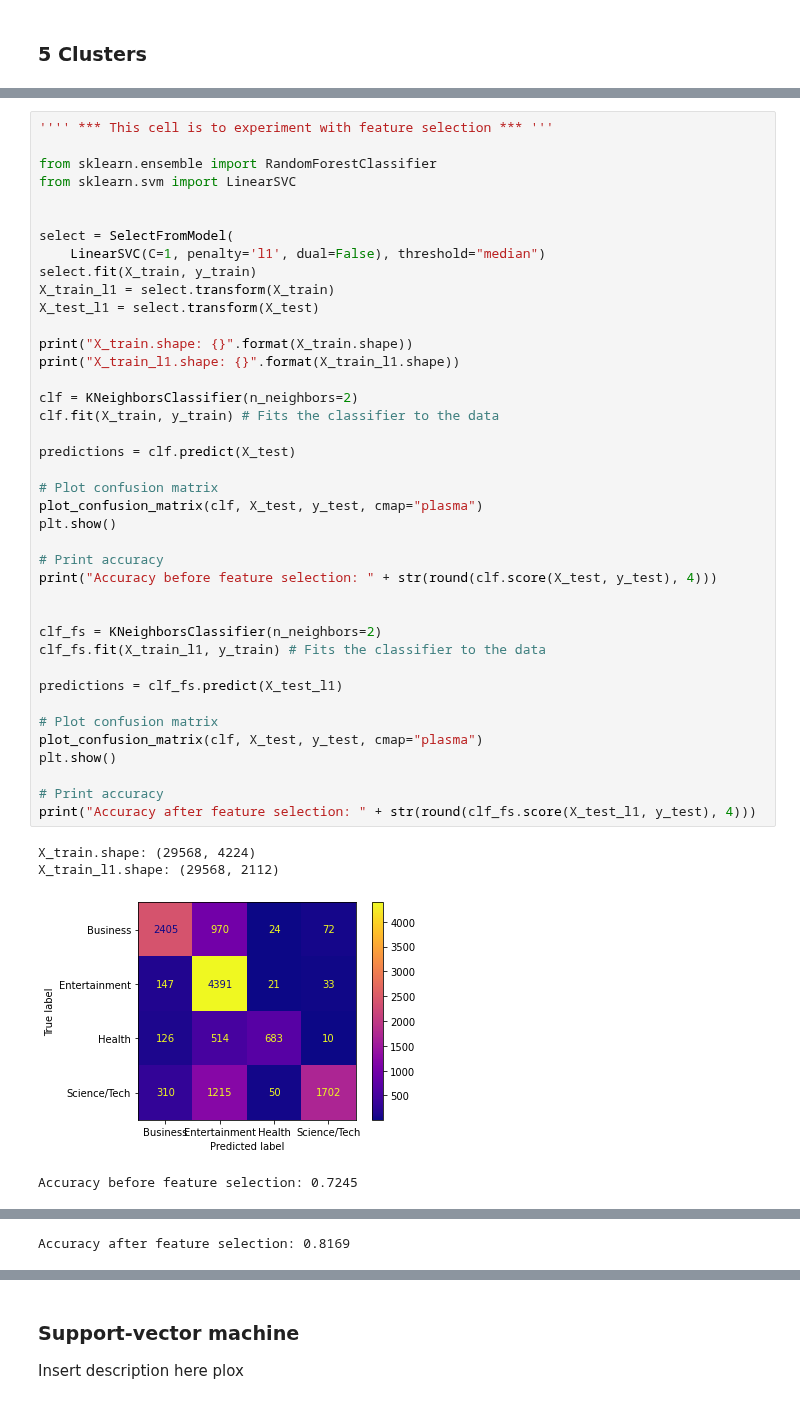
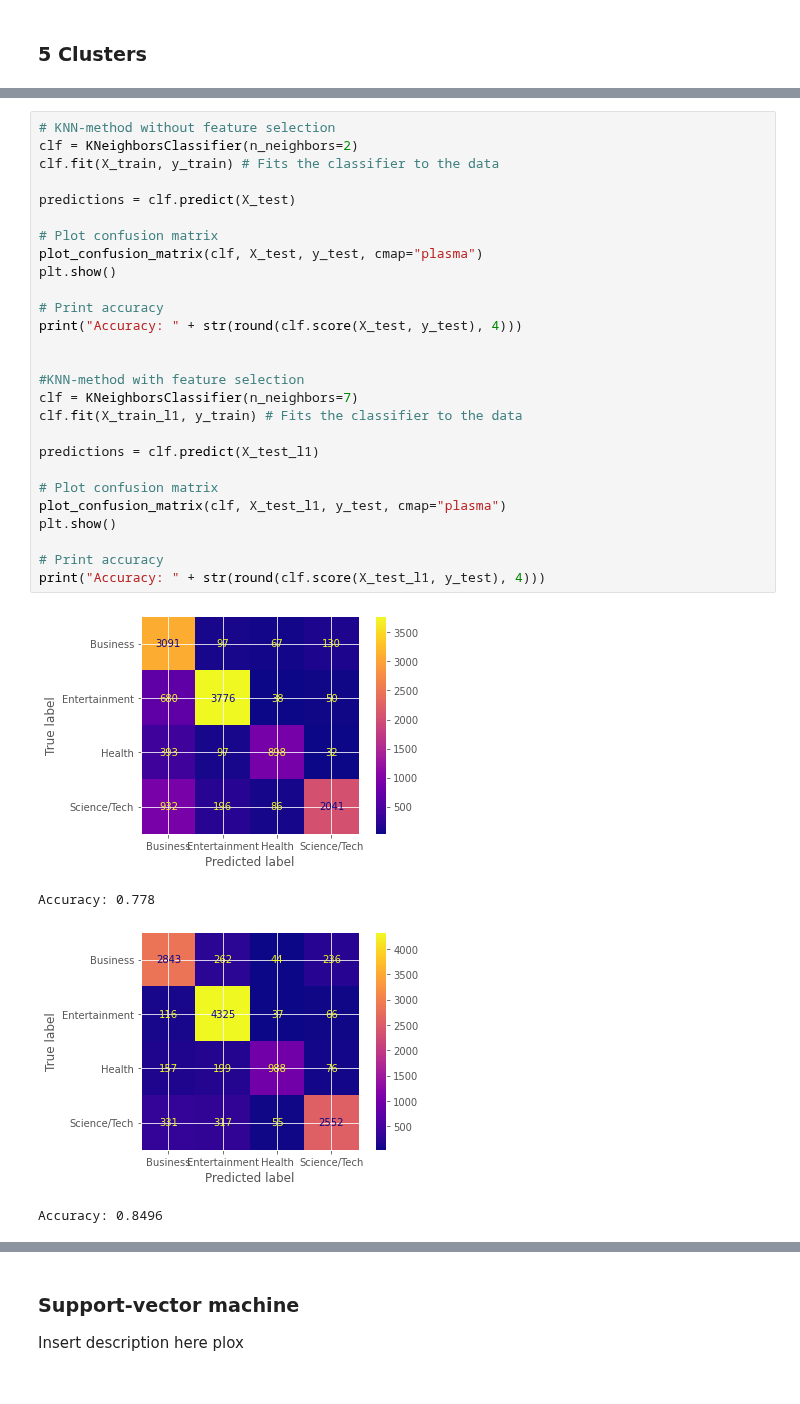
Before and after one commit to MartinRybergLaude/dm1590-project, a Jupyter notebook: newspapers.ipynb, the cells around one changed output, grey strips where cells are left out. Cells and saved outputs as stored; diff of their text form.

```diff
--- a/newspapers.ipynb
+++ b/newspapers.ipynb
@@ -361,45 +406,32 @@ This can take a long amount of time.
 # %%
-'''' *** This cell is to experiment with feature selection *** '''
-
-from sklearn.ensemble import RandomForestClassifier
-from sklearn.svm import LinearSVC
-
-
-select = SelectFromModel(
-    LinearSVC(C=1, penalty='l1', dual=False), threshold="median")
-select.fit(X_train, y_train)
-X_train_l1 = select.transform(X_train)
-X_test_l1 = select.transform(X_test)
-
-print("X_train.shape: {}".format(X_train.shape))
-print("X_train_l1.shape: {}".format(X_train_l1.shape))
-
+# KNN-method without feature selection
 clf = KNeighborsClassifier(n_neighbors=2)
 clf.fit(X_train, y_train) # Fits the classifier to the data
 
 predictions = clf.predict(X_test)
 
 # Plot confusion matrix
 plot_confusion_matrix(clf, X_test, y_test, cmap="plasma")
 plt.show()
 
 # Print accuracy
-print("Accuracy before feature selection: " + str(round(clf.score(X_test, y_test), 4)))
+print("Accuracy: " + str(round(clf.score(X_test, y_test), 4)))
 
 
-clf_fs = KNeighborsClassifier(n_neighbors=2)
-clf_fs.fit(X_train_l1, y_train) # Fits the classifier to the data
+#KNN-method with feature selection
+clf = KNeighborsClassifier(n_neighbors=7)
+clf.fit(X_train_l1, y_train) # Fits the classifier to the data
 
-predictions = clf_fs.predict(X_test_l1)
+predictions = clf.predict(X_test_l1)
 
 # Plot confusion matrix
-plot_confusion_matrix(clf, X_test, y_test, cmap="plasma")
+plot_confusion_matrix(clf, X_test_l1, y_test, cmap="plasma")
 plt.show()
 
 # Print accuracy
-print("Accuracy after feature selection: " + str(round(clf_fs.score(X_test_l1, y_test), 4)))
+print("Accuracy: " + str(round(clf.score(X_test_l1, y_test), 4)))
 # %% [output]
+[figure, new version]
-X_train.shape: (29568, 4224)
-X_train_l1.shape: (29568, 2112)
+Accuracy: 0.778
-[figure, old version]
+[figure, new version]
-Accuracy before feature selection: 0.7245
+Accuracy: 0.8496
@@ -407 +437,0 @@ Accuracy before feature selection: 0.7245
-Accuracy after feature selection: 0.8169
```
Also changed, not shown: parts of 21 cells of this notebook.
